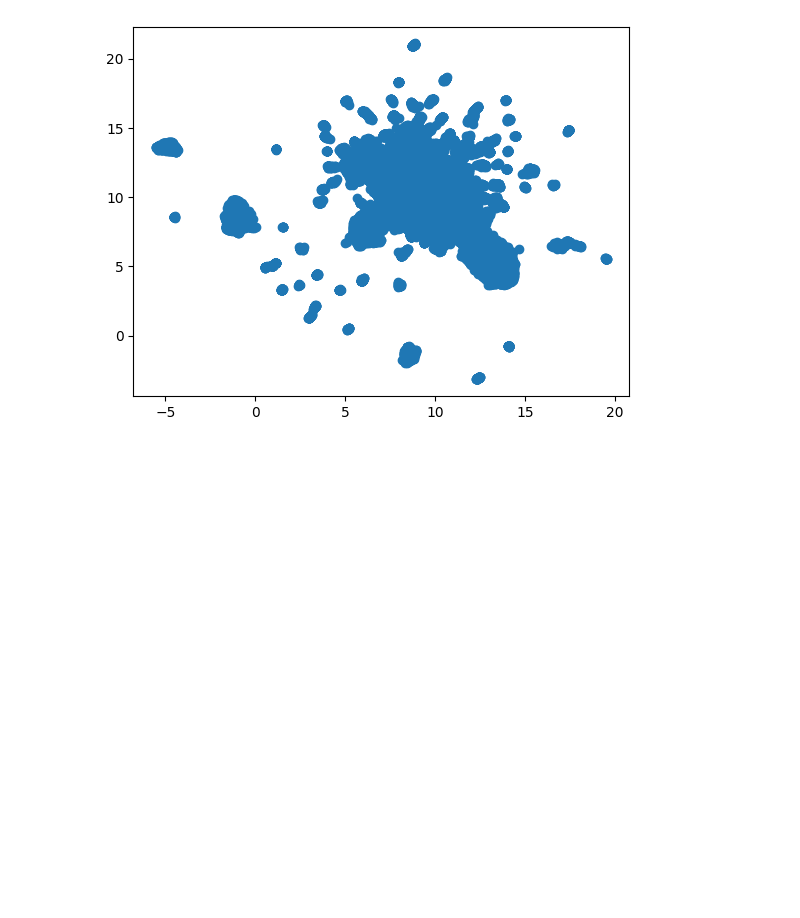
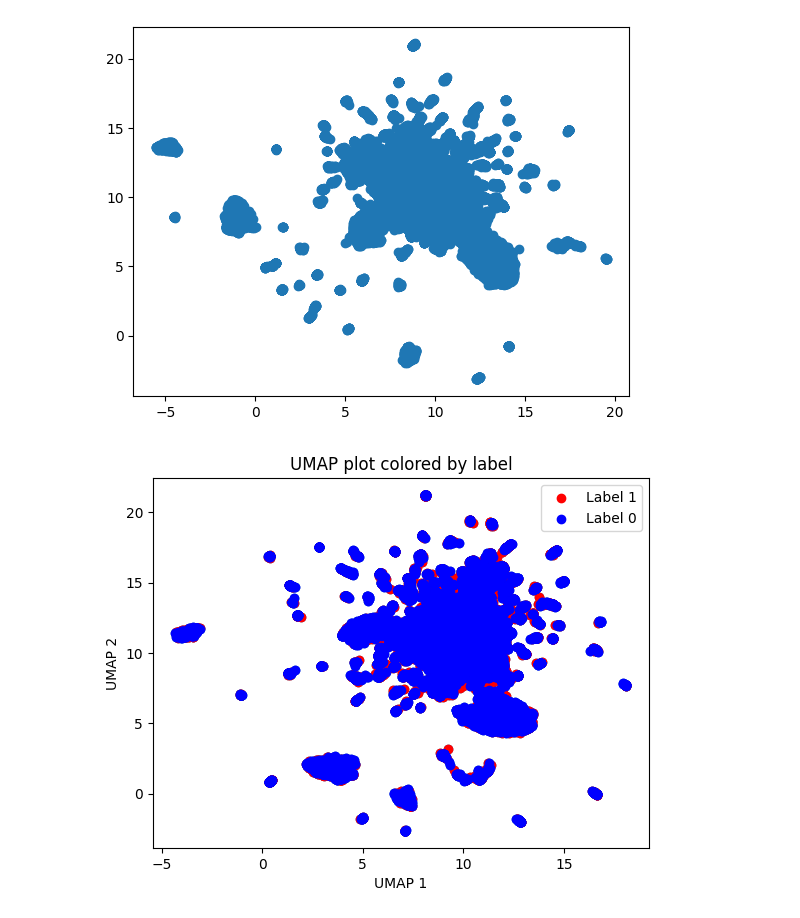
Before and after one commit to ninasachdev/QCB557_project, a Jupyter notebook: make_dict.ipynb, the cells around one changed output. Saved outputs shown, nothing was run; the diff lists cells and outputs as text; code cells hidden in the pictures; blank space fills up the shorter version.

```diff
--- a/make_dict.ipynb
+++ b/make_dict.ipynb
@@ -311,6 +326,8 @@ import umap
 reducer = umap.UMAP()
 scaled_data = StandardScaler().fit_transform(attention_weights_df)
 embedding = reducer.fit_transform(scaled_data)
+# %%
+embedding_df = pd.DataFrame(embedding, index=attention_weights_df.index, columns=['UMAP1', 'UMAP2'])
 # %%
 plt.scatter(
     PC_df['PC1'],
@@ -327,3 +372,23 @@ plt.scatter(
 # %% [output]
 <matplotlib.collections.PathCollection at 0x...>
 [figure]
+# %%
+# Scatter plot PC1 and PC2
+plt.scatter(embedding_df['UMAP1'], embedding_df['UMAP2'])
+
+# Color sequences with label 1
+plt.scatter(embedding_df.loc[seqs_1_index_list]['UMAP1'], embedding_df.loc[seqs_1_index_list]['UMAP2'], c='red', label='Label 1')
+
+# Color sequences with label 0
+plt.scatter(embedding_df.loc[seqs_0_index_list]['UMAP1'], embedding_df.loc[seqs_0_index_list]['UMAP2'], c='blue', label='Label 0')
+
+# Add labels and legend
+plt.xlabel('UMAP 1')
+plt.ylabel('UMAP 2')
+plt.title('UMAP plot colored by label')
+plt.legend()
+
+# Show plot
+plt.show()
+# %% [output]
+[figure, added]
```
Also changed, not shown: parts of 16 cells of this notebook.
